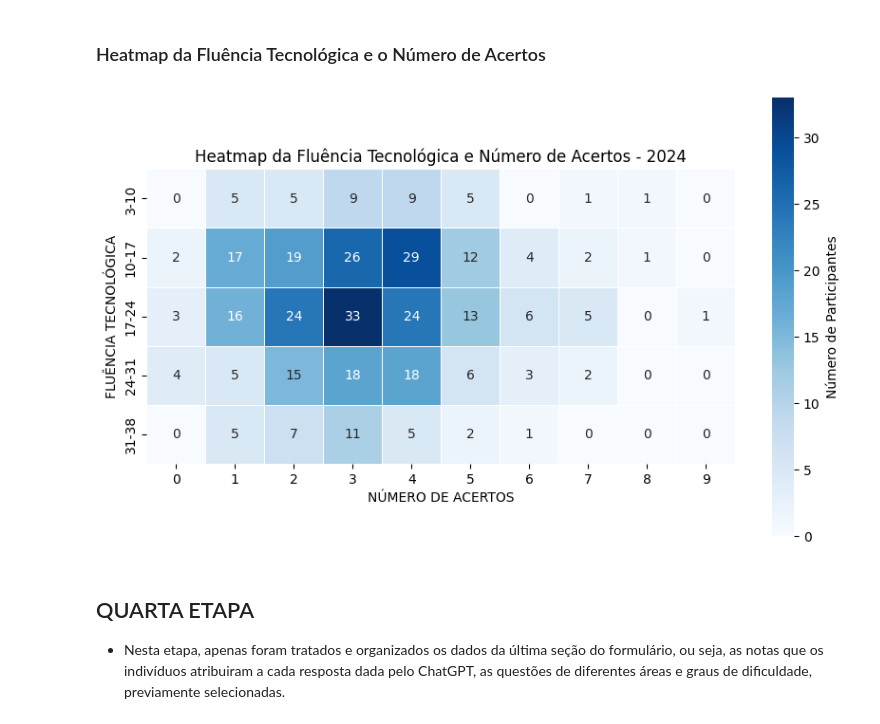
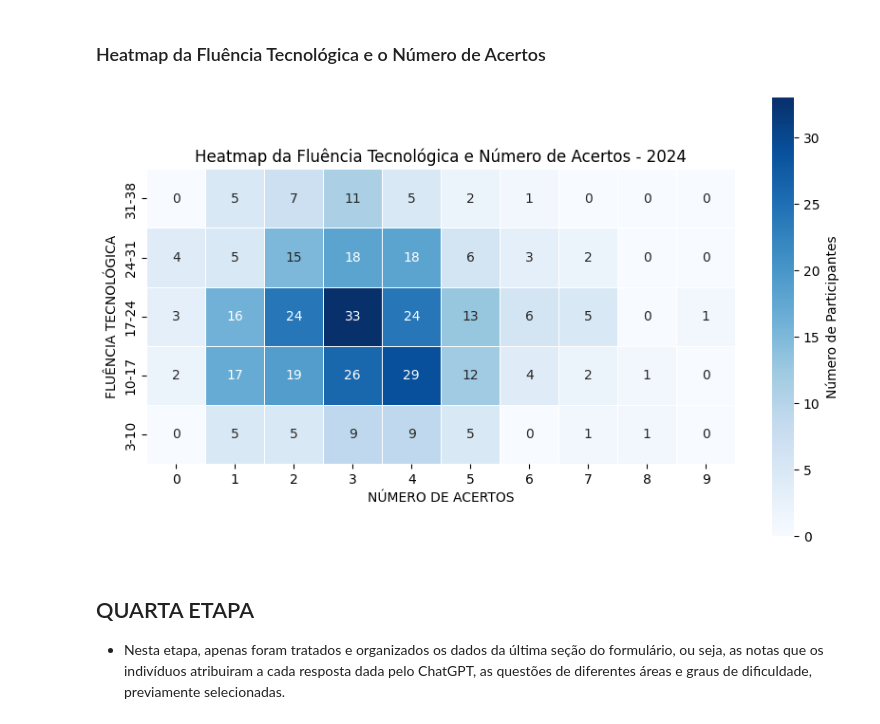
Before and after one commit to alana-conti/Teste-de-Turing-Sociologico, a Jupyter notebook: Teste_de_Turing_Sociológico.ipynb, the cells around one changed output. Cells and saved outputs as stored; diff of their text form; code cells hidden in the pictures.

```diff
--- a/Teste_de_Turing_Sociológico.ipynb
+++ b/Teste_de_Turing_Sociológico.ipynb
@@ -1761,35 +1761,36 @@ Valor de p: 0.555
 # %%
 import matplotlib.pyplot as plt
 import seaborn as sns
 import numpy as np
 
 # Sample data (replace with your actual data)
 fluencia_tecnologica = results['fluencia_tecnologica']
 num_acertos = results['Acertos']
 
 # Create a 2D histogram (heatmap)
-heatmap_data, xedges, yedges = np.histogram2d(num_acertos, fluencia_tecnologica, bins=(10, 5)) # 10 bins for num_acertos and 5 for fluencia
+heatmap_data, xedges, yedges = np.histogram2d(num_acertos, fluencia_tecnologica, bins=(10, 5))  # 10 bins for num_acertos and 5 for fluencia
+
+# Invert the heatmap data and y-axis labels to organize from smallest to largest
+heatmap_data = heatmap_data.T[::-1]  # Flip the heatmap data on the y-axis
+yticklabels = [f'{int(yedges[i])}-{int(yedges[i+1])}' for i in range(len(yedges) - 1)][::-1]  # Reverse y-axis labels
 
 # Create the heatmap
 plt.figure(figsize=(10, 6))
 
-# Calculate y-axis labels as ranges
-yticklabels = [f'{int(yedges[i])}-{int(yedges[i+1])}' for i in range(len(yedges) - 1)]
-
-sns.heatmap(heatmap_data.T, cmap="Blues",
+sns.heatmap(heatmap_data, cmap="Blues",
             xticklabels=np.arange(0, 10),
-            yticklabels=yticklabels,  # Using the calculated range labels
+            yticklabels=yticklabels,  # Using the reversed range labels
             annot=True, fmt='g',
             cbar_kws={'label': 'Número de Participantes'},
             square=True, linewidth=0.5
            )
 
 plt.xlabel("NÚMERO DE ACERTOS")
 plt.ylabel("FLUÊNCIA TECNOLÓGICA")
 plt.title("Heatmap da Fluência Tecnológica e Número de Acertos - 2024")
 plt.show()
 # %% [output]
-[figure, old version]
+[figure, new version]
 # %% [markdown]
 ## QUARTA ETAPA
 - Nesta etapa, apenas foram tratados e organizados os dados da última seção do formulário, ou seja, as notas que os indivíduos atribuiram a cada resposta dada pelo ChatGPT, as questões de diferentes áreas e graus de dificuldade, previamente selecionadas.
```
